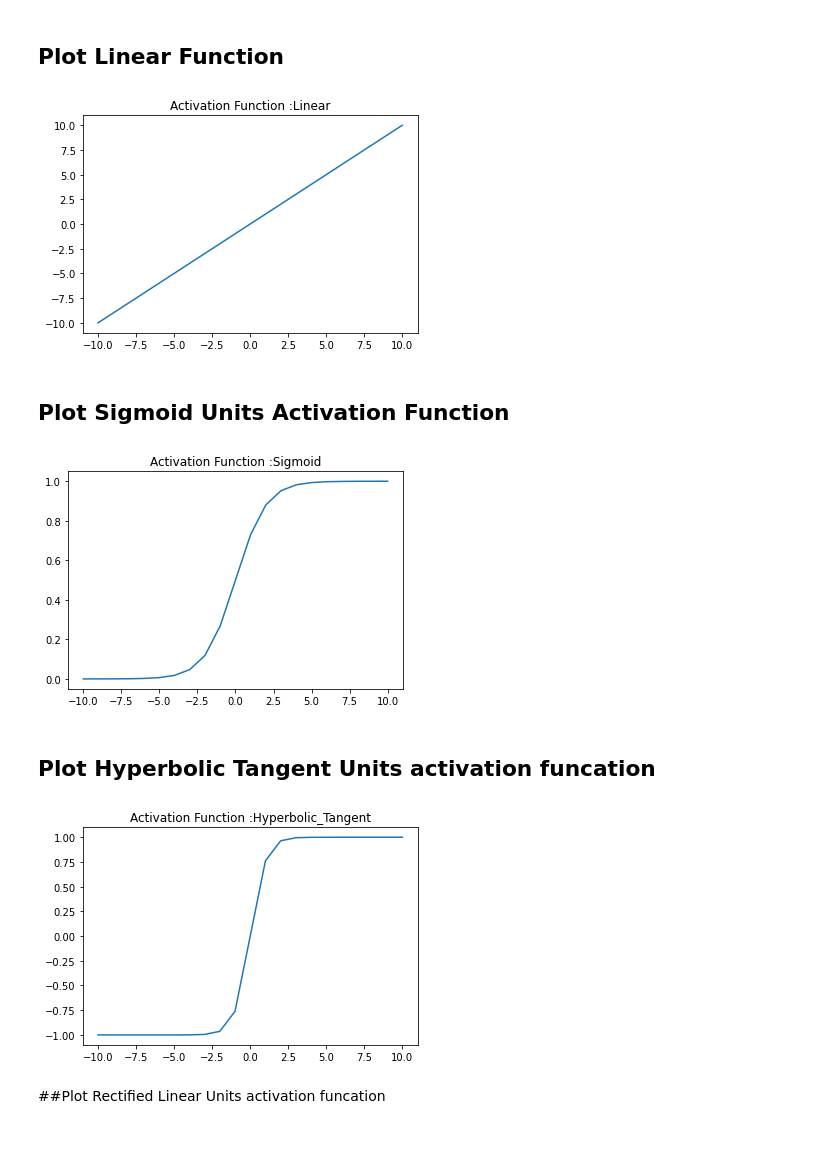
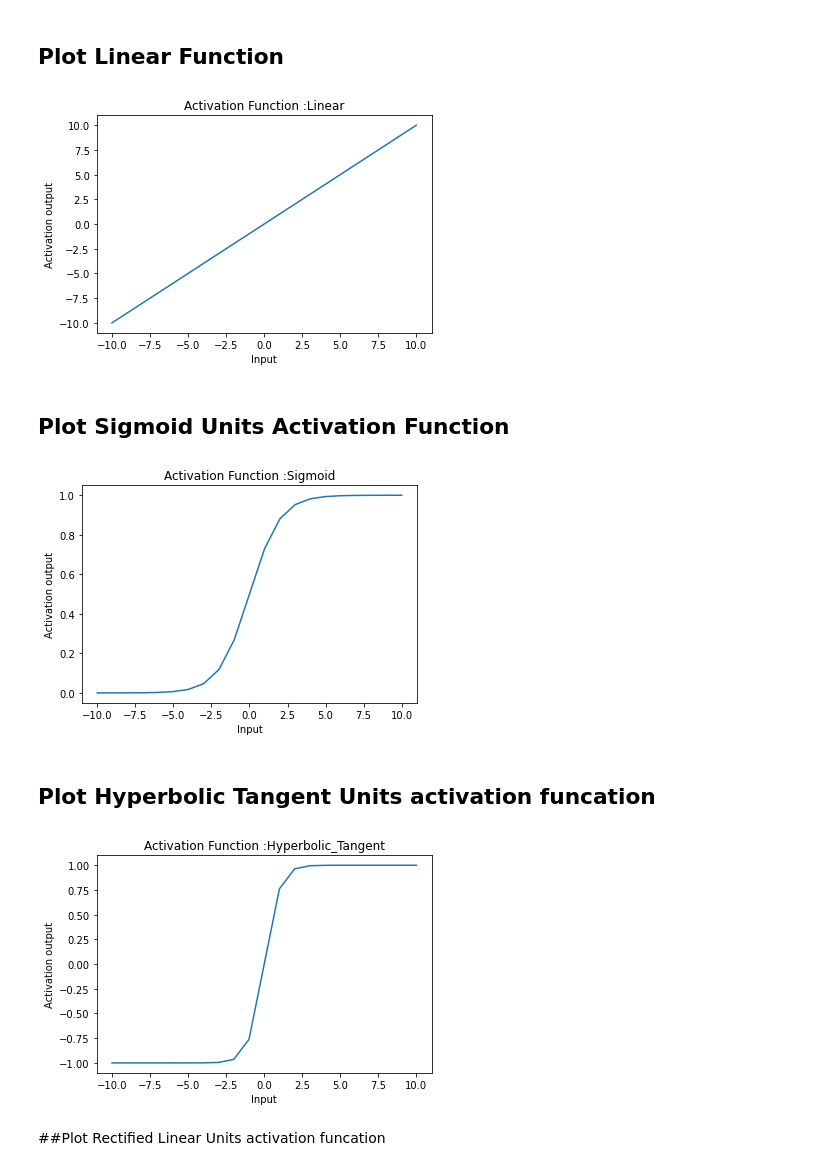
Before and after one commit to michaelwaheb/CIT690E-DeepLearning_Michael_Reda_191002, a Jupyter notebook: Assigment_2.ipynb, the cells around one changed output. Cells and saved outputs as stored; diff of their text form; code cells hidden in the pictures; blank space fills up the shorter version.

```diff
--- a/Assigment_2.ipynb
+++ b/Assigment_2.ipynb
@@ -20,9 +18,11 @@ def linear (x):
 x = torch.arange(-10, 11)
 plt.plot(x, linear(x))
 plt.title('Activation Function :Linear')
+plt.xlabel('Input')
+plt.ylabel('Activation output')
 plt.show()
 # %% [output]
-[figure, old version]
+[figure, new version]
 # %% [markdown]
 ## Plot Sigmoid Units Activation Function
 # %%
@@ -31,24 +31,26 @@ def Sigmoid (x):
 
 x = torch.arange(-10, 11)
 plt.plot(x, Sigmoid(x))
-plt.axis('tight')
 plt.title('Activation Function :Sigmoid')
+plt.xlabel('Input')
+plt.ylabel('Activation output')
 plt.show()
 # %% [output]
-[figure, old version]
+[figure, new version]
 # %% [markdown]
 ## Plot Hyperbolic Tangent Units activation funcation
 # %%
 def Hyperbolic_Tangent(x):
   return torch.tanh(x);
 
 x = torch.arange(-10, 11)
 plt.plot(x, Hyperbolic_Tangent(x))
-plt.axis('tight')
 plt.title('Activation Function :Hyperbolic_Tangent')
+plt.xlabel('Input')
+plt.ylabel('Activation output')
 plt.show()
 # %% [output]
-[figure, old version]
+[figure, new version]
 # %% [markdown]
 ##Plot Rectified Linear Units activation funcation
 # %%
```
Also changed, not shown: parts of 2 cells of this notebook.
